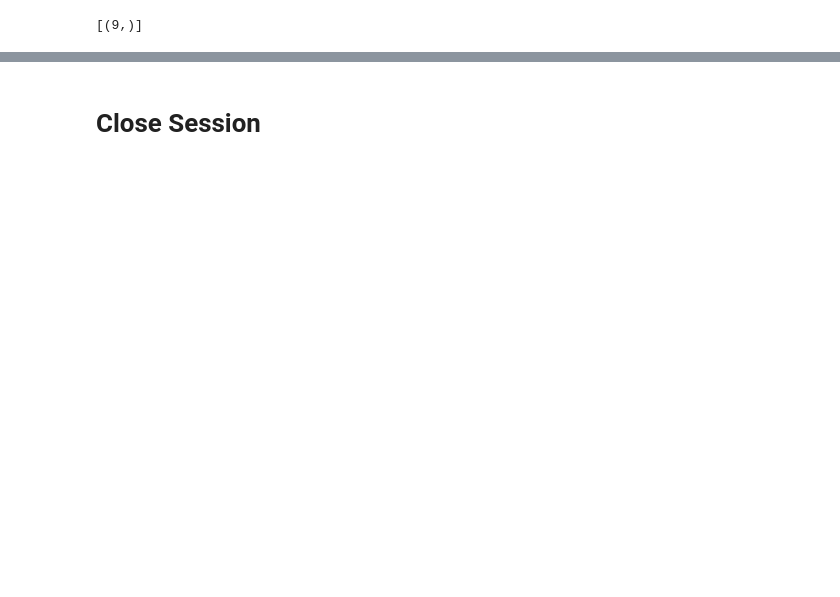
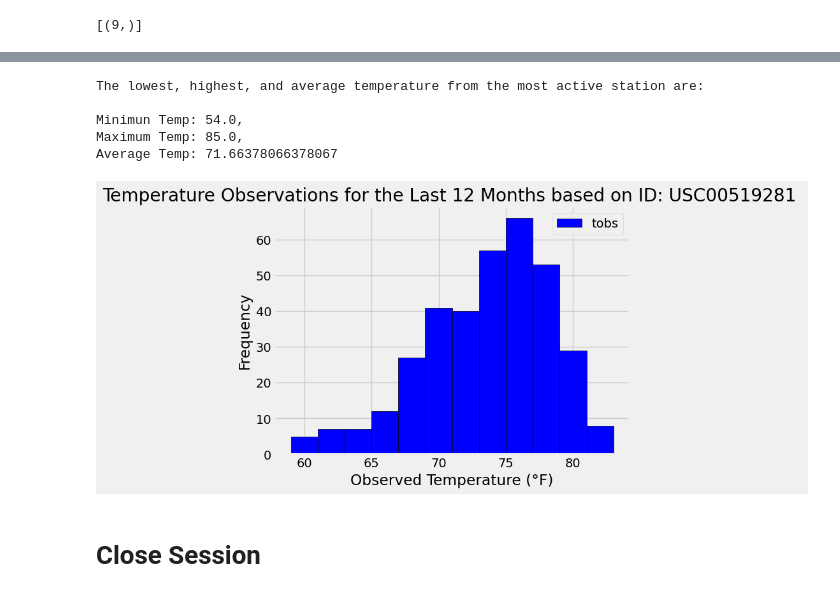
Before and after one commit to atnafb/sqlalchemy-challenge., a Jupyter notebook: climate_starter.ipynb, the cells around one changed output, grey strips where cells are left out. Drawn from its saved outputs; the diff is of its cells as text; code cells hidden in the pictures; blank space fills up the shorter version.

Commit message:
pushing exploratory analysis
updating the exploratory analysis and pushing the graph images for both exploratory and precipitation analysis

```diff
--- a/climate_starter.ipynb
+++ b/climate_starter.ipynb
@@ -149,3 +180,36 @@ Text(0.5, 4.183333333333314, 'Temperature')
+# %%
+# Using the most active station id from the previous query, calculate the lowest, highest, and average temperature.
+Temp = session.query(func.min(Measurement.tobs), func.max(Measurement.tobs), func.avg(Measurement.tobs)).\
+                filter(Measurement.station == 'USC00519281').all()
+print("The lowest, highest, and average temperature from the most active station are:\n")
+for Min, Max, Ave in Temp:
+        print(f"Minimun Temp: {Min},\nMaximum Temp: {Max},\nAverage Temp: {Ave}")
+# %% [output]
+The lowest, highest, and average temperature from the most active station are:
+
+Minimun Temp: 54.0,
+Maximum Temp: 85.0,
+Average Temp: 71.66378066378067
+# %%
+# Using the most active station id
+# Query the last 12 months of temperature observation data for this station and plot the results as a histogram
+previous_year_date = dt.date(2017, 8, 23) - dt.timedelta(days=365)
+Last12tobs = session.query(Measurement.tobs).\
+                     filter(Measurement.station == 'USC00519281').\
+                     filter(Measurement.date >= previous_year_date).all()
+
+# Creating histogram
+Last12tobsDF = pd.DataFrame(Last12tobs, columns=['tobs'])
+
+Last12tobsDF.plot(kind='hist', bins=12, edgecolor='black', color='blue')
+
+plt.xlabel('Observed Temperature (°F)')
+plt.ylabel('Frequency')
+plt.title('Temperature Observations for the Last 12 Months based on ID: USC00519281 ')
+plt.savefig('temperature_histogram.png')
+plt.show()
+# %% [output]
+[figure, added]
 # %% [markdown]
 # Close Session
 # %%
```
Also changed, not shown: parts of 7 cells of this notebook, 2 other files.
